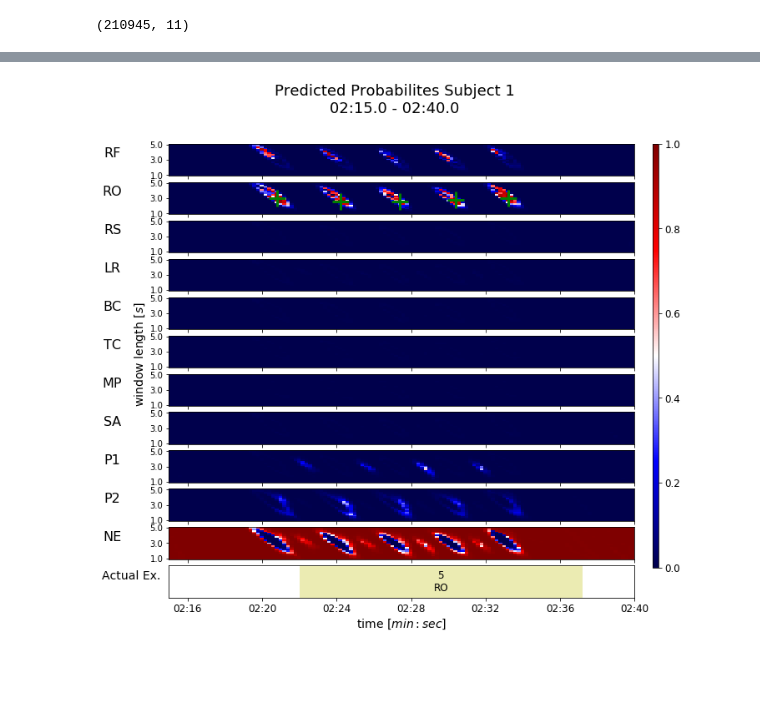
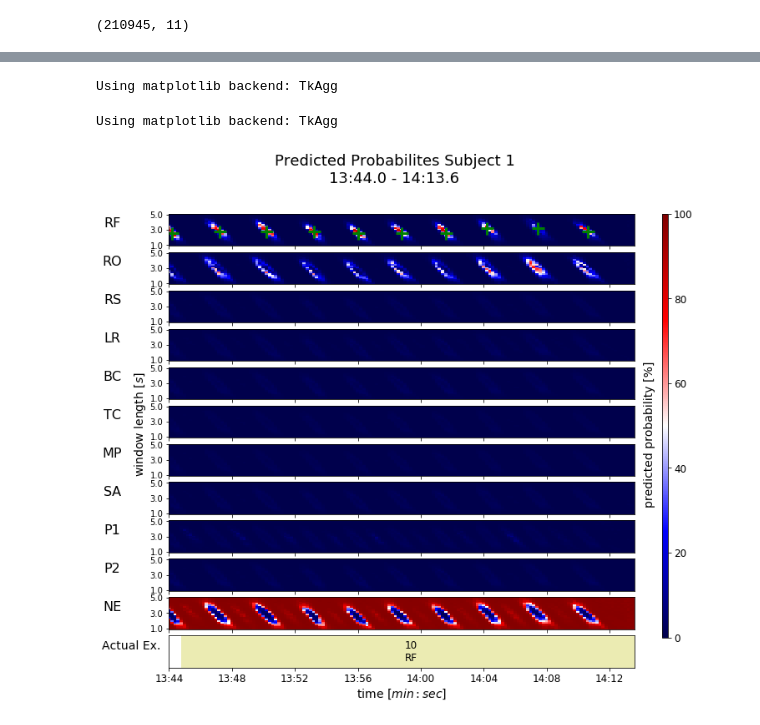
Before and after one commit to FlorianMeinhart/master-project, a Jupyter notebook: Classification_Section_Means/Classification_with_both_Physio_Data_Classes.ipynb, the cells around one changed output, grey strips where cells are left out. Drawn from its saved outputs; the diff is of its cells as text; code cells hidden in the pictures; blank space fills up the shorter version.

Commit message:
PhysioDataHandler.py --> plotting works, some comments missing

```diff
--- a/Classification_Section_Means/Classification_with_both_Physio_Data_Classes.ipynb
+++ b/Classification_Section_Means/Classification_with_both_Physio_Data_Classes.ipynb
@@ -201,31 +201,53 @@ Number of blocks: 3
+# %%
+%matplotlib auto
+PD1_wp.plot_probability_matrices_and_peaks(title_text='Predicted Probabilites Subject 1')
+# %% [output]
+Using matplotlib backend: TkAgg
+# %%
+%matplotlib auto
+PD1_wp.plot_probability_matrices_and_peaks(title_text='Predicted Probabilites Subject 1',
+                                           default_settings_smaller_plot=True,
+                                           plot_time_range=True,
+                                           start_time='13:46.0',
+                                           stop_time='14:14',
+                                           time_offset_before_and_after=1,
+                                           plot_actual_classes=True,
+                                           timetable_file_dir = r'E:\Physio_Data\Exercise_time_tables',
+                                           timetable_file_name = 'Timetable_subject01.txt')
+# %% [output]
+Using matplotlib backend: TkAgg
 # %%
 %matplotlib inline
 PD1_wp.plot_probability_matrices_and_peaks(title_text='Predicted Probabilites Subject 1',
                                            default_settings_smaller_plot=False,
-                                           figsize=(10,10),
-                                           cross_size=20,
-                                           cross_width=3,
-                                           fontsize_title=18,
-                                           yticks_step_in_s=2,
-                                           fontsize_yticks=10,
-                                           fontsize_ylabels_ex=16,
-                                           labelpad_ex=45,
-                                           fontsize_actual_classes=12,
-                                           fontsize_actual_classes_label=14,
-                                           labelpad_actual_classes=45,
-                                           fontsize_window_length=14,
-                                           xpos_window_length=0.065,
-                                           ypos_window_length=0.6,
-                                           fontsize_time_xlabel=14,
-                                           fontsize_time_xticks=12,
-                                           colorbar_position_x_y_length_heigth=[0.93, 0.175, 0.01, 0.705],
-                                           fontsize_colorbar_ticks=12,
-                                           interactive_plot=False,
+                                           figsize = (10, 10),
+                                           cross_size = 15,
+                                           cross_width = 3,
+                                           fontsize_title = 18,
+                                           yticks_step_in_s = 2,
+                                           fontsize_yticks = 10,
+                                           fontsize_ylabels_ex = 16,
+                                           labelpad_ex = 45,
+                                           fontsize_actual_classes = 12,
+                                           fontsize_actual_classes_label = 14,
+                                           labelpad_actual_classes = 45,
+                                           fontsize_window_length = 14,
+                                           xpos_window_length = 0.065,
+                                           ypos_window_length = 0.6,
+                                           fontsize_time_xlabel = 14,
+                                           fontsize_time_xticks = 12,
+                                           fontsize_pred_prob=14,
+                                           xpos_pred_prob=0.915,
+                                           ypos_pred_prob=0.62,
+                                           colorbar_position_x_y_length_heigth = [0.945, 0.175, 0.01, 0.705],
+                                           fontsize_colorbar_ticks = 12,
+                                           interactive_plot = False,
                                            plot_time_range=True,
-                                           start_time='02:15.0',
-                                           stop_time='02:40.0',
+                                           start_time='13:44.0',
+                                           stop_time='14:13.6',
+                                           time_offset_before_and_after=0,
                                            plot_actual_classes=True,
                                            timetable_file_dir = r'E:\Physio_Data\Exercise_time_tables',
                                            timetable_file_name = 'Timetable_subject01.txt')
 # %% [output]
-[figure, old version]
+[figure, new version]
```
Also changed, not shown: parts of 6 cells of this notebook, 1 other file.
